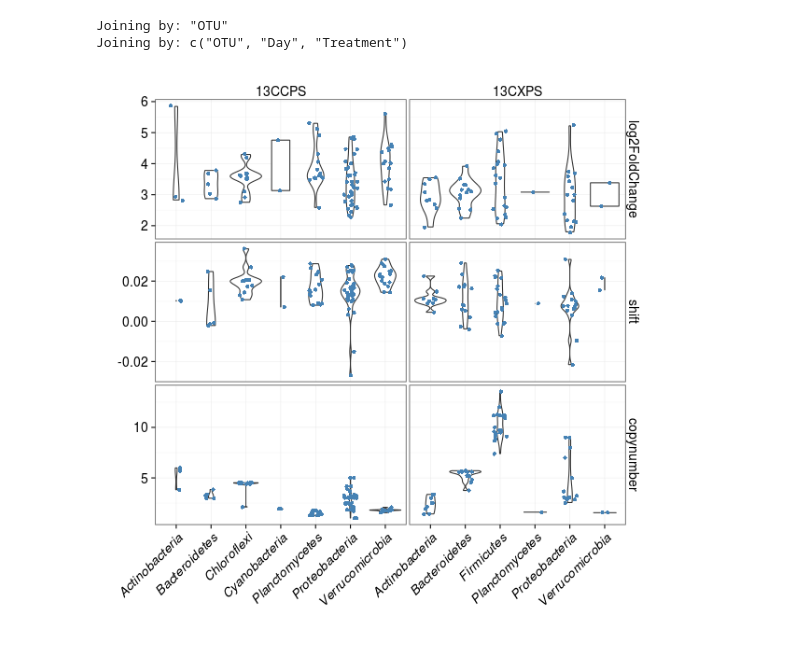
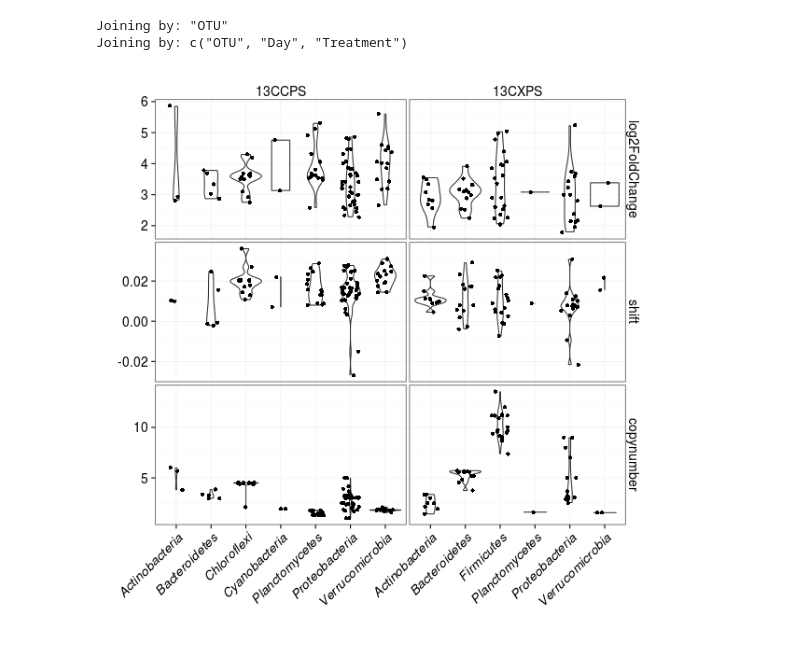
Before and after one commit to chuckpr/CSIP_succession_data_analysis, a Jupyter notebook: figures_and_stats/summary_responders.ipynb, the cells around one changed output. Saved outputs shown, nothing was run; the diff lists cells and outputs as text; code cells hidden in the pictures.

```diff
--- a/figures_and_stats/summary_responders.ipynb
+++ b/figures_and_stats/summary_responders.ipynb
@@ -23,26 +23,26 @@ Joining by: c("OTU", "Day", "Treatment")
 # %%
 %%R -w 600 -h 600
 d = df.rspndr %>%
-    select(OTU, Rank2, Treatment, log2FoldChange, shift, copynumber) %>%
-    gather(key, value, -OTU, -Rank2, -Treatment)
+    select(OTU, Rank2, Treatment, log2FoldChange, shift, copynumber, Day) %>%
+    gather(key, value, -OTU, -Rank2, -Treatment, -Day)
 
 p = ggplot(d, aes(x = Rank2, y = value))
 
 p = p + facet_grid(key ~ Treatment, scales = "free", space = "free_x")
 
 p = p + geom_violin()
 
-p = p + geom_point(color = "steelblue", position = position_jitter(w = 0.20))
+p = p + geom_point(position = position_jitter(w = 0.25))
 
 p = p + labs(x = "", y = "")
 
 p = p + theme_bw()
 
 p = p + theme(strip.background = element_blank(),
               strip.text = element_text(size = 14),
               axis.text.y = element_text(size = 14),
               axis.text.x = element_text(size = 14, face = "italic", hjust = 1, angle = 45))
 
 p
 # %% [output]
-[figure, old version]
+[figure, new version]
```
Also changed, not shown: parts of 2 cells of this notebook.
